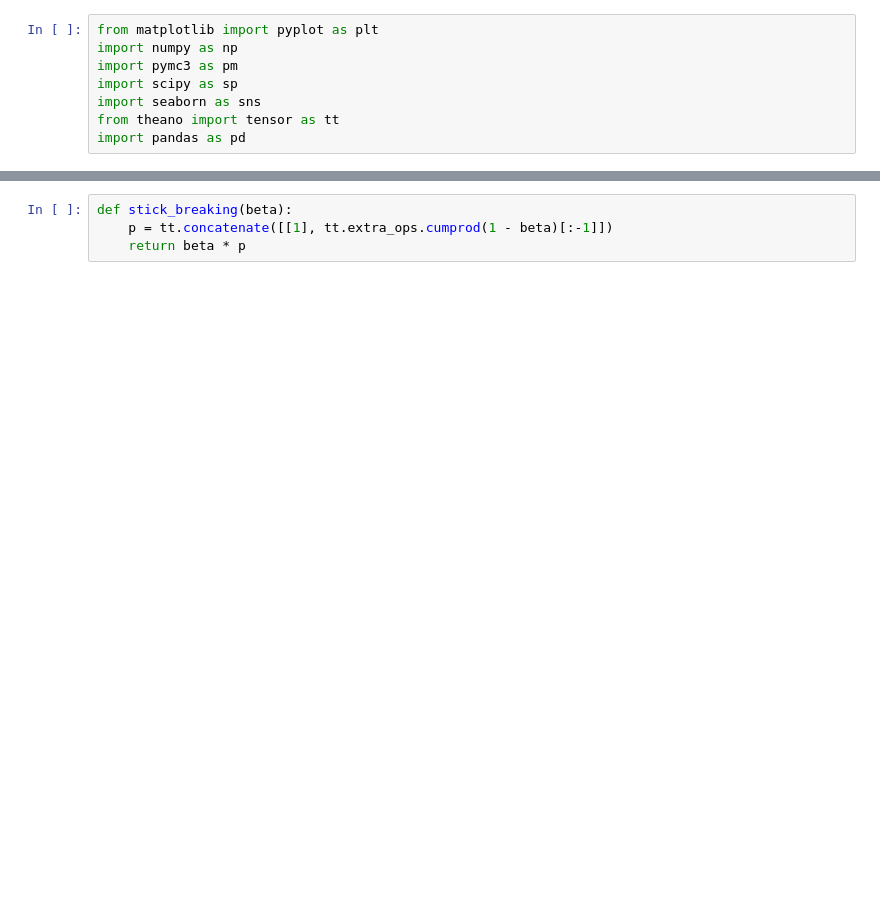
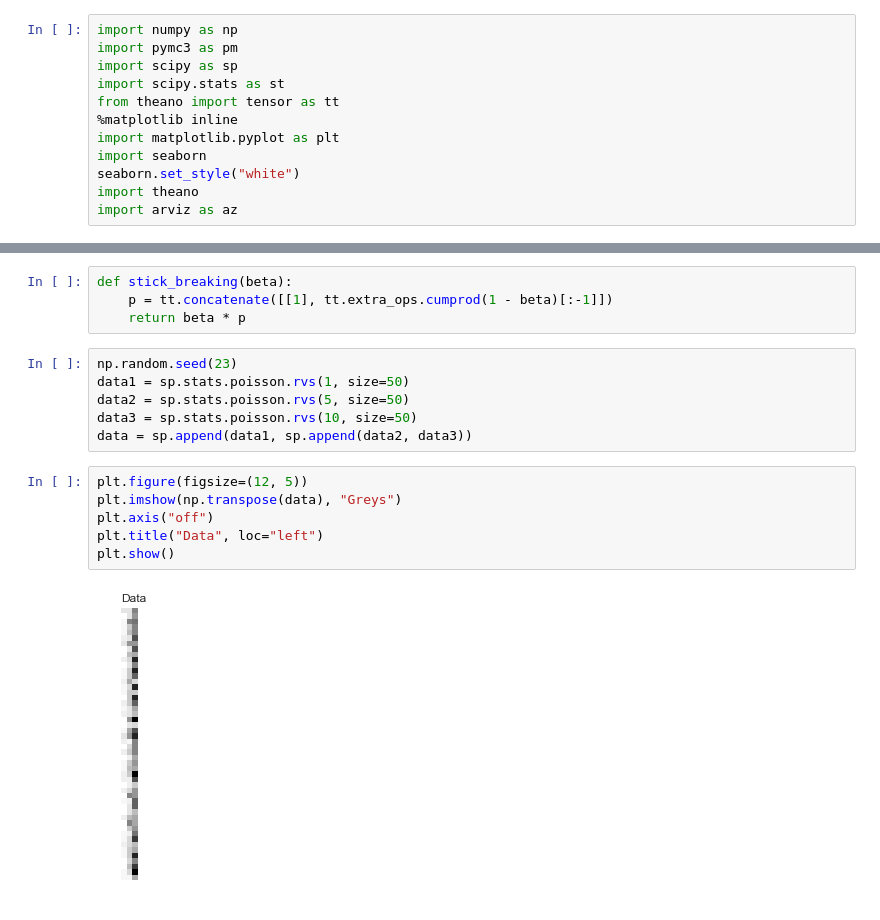
Before and after one commit to dirmeier/etudes, a Jupyter notebook: custom_pymc_distributions.ipynb, the cells around one changed output, grey strips where cells are left out. Cells and saved outputs as stored; diff of their text form; blank space fills up the shorter version.

```diff
--- a/custom_pymc_distributions.ipynb
+++ b/custom_pymc_distributions.ipynb
@@ -1,8 +1,12 @@
 # %%
-from matplotlib import pyplot as plt
 import numpy as np
 import pymc3 as pm
 import scipy as sp
-import seaborn as sns
+import scipy.stats as st
 from theano import tensor as tt
-import pandas as pd
+%matplotlib inline
+import matplotlib.pyplot as plt
+import seaborn
+seaborn.set_style("white")
+import theano
+import arviz as az
@@ -23,3 +52,17 @@ class Error(pm.Discrete):
 def stick_breaking(beta):
     p = tt.concatenate([[1], tt.extra_ops.cumprod(1 - beta)[:-1]])
     return beta * p
+# %%
+np.random.seed(23)
+data1 = sp.stats.poisson.rvs(1, size=50)
+data2 = sp.stats.poisson.rvs(5, size=50)
+data3 = sp.stats.poisson.rvs(10, size=50)
+data = sp.append(data1, sp.append(data2, data3))
+# %%
+plt.figure(figsize=(12, 5))
+plt.imshow(np.transpose(data), "Greys")
+plt.axis("off")
+plt.title("Data", loc="left")
+plt.show()
+# %% [output]
+[figure, added]
```
Also changed, not shown: parts of 18 cells of this notebook, 1 other file.
